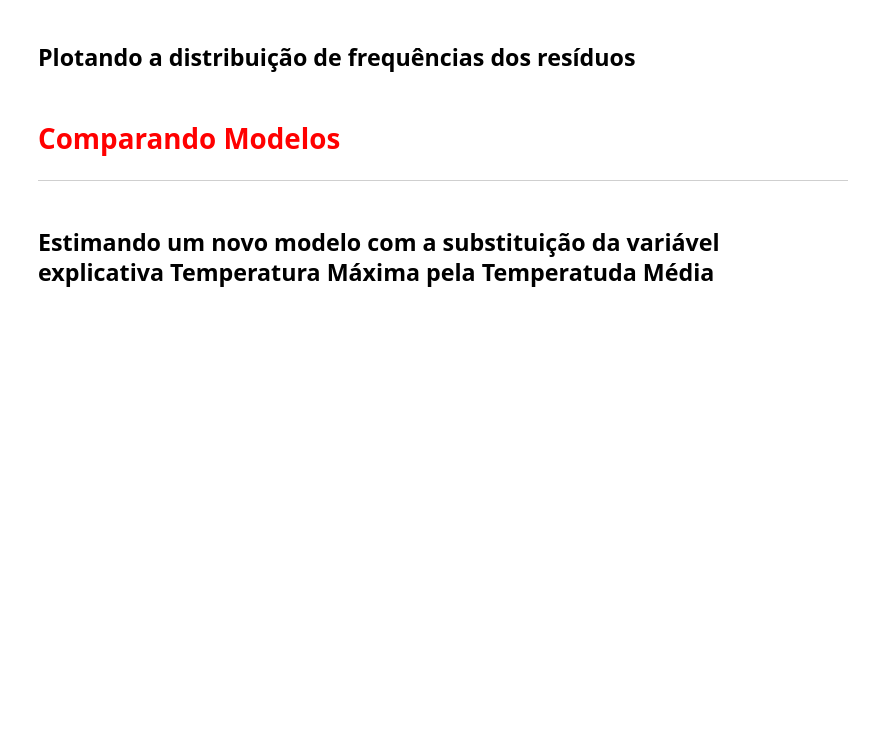
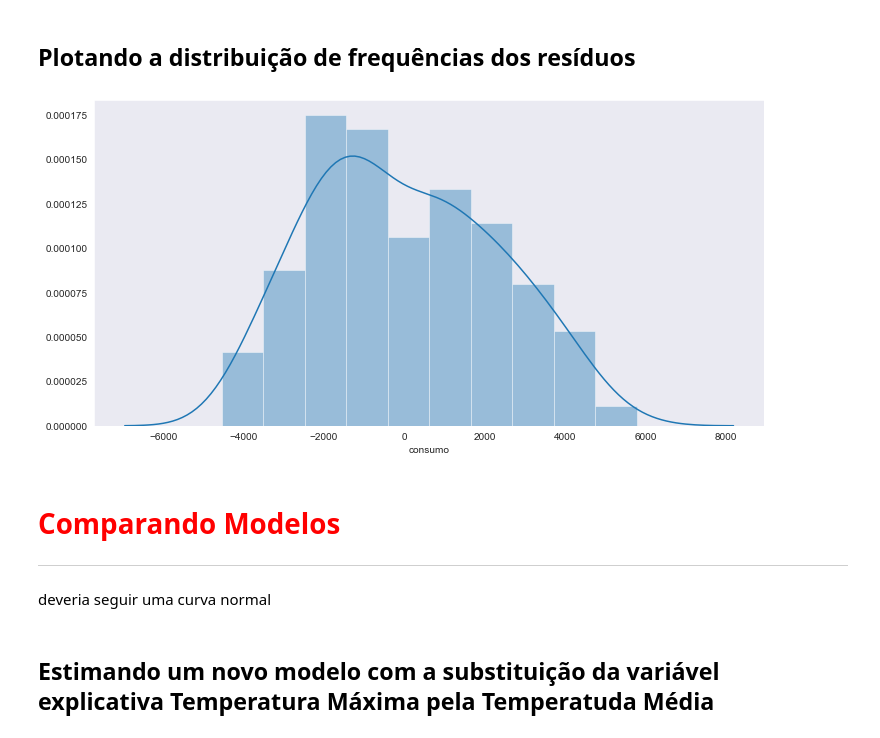
Before and after one commit to Thiagodcfarias/Projetos-Data-Science, a Jupyter notebook: Regression/Alura-beer-consumption/model.ipynb, the cells around one changed output. Cells and saved outputs as stored; diff of their text form; code cells hidden in the pictures; blank space fills up the shorter version.

```diff
--- a/Regression/Alura-beer-consumption/model.ipynb
+++ b/Regression/Alura-beer-consumption/model.ipynb
@@ -497,7 +514,14 @@ Fonte: Econometria Básica - 5ª edição - Gujarati e Porter
 # %% [markdown]
 ## Plotando a distribuição de frequências dos resíduos
+# %%
+ax = sns.distplot(residuo)
+ax.figure.set_size_inches(12,6)
+# %% [output]
+[figure, added]
 # %% [markdown]
 # <font color='red' style='font-size: 30px;'>Comparando Modelos</font>
 <hr style='border: 2px solid red;'>
+# %% [markdown]
+deveria seguir uma curva normal
 # %% [markdown]
 ## Estimando um novo modelo com a substituição da variável explicativa Temperatura Máxima pela Temperatuda Média
```
Also changed, not shown: parts of 35 cells of this notebook.
